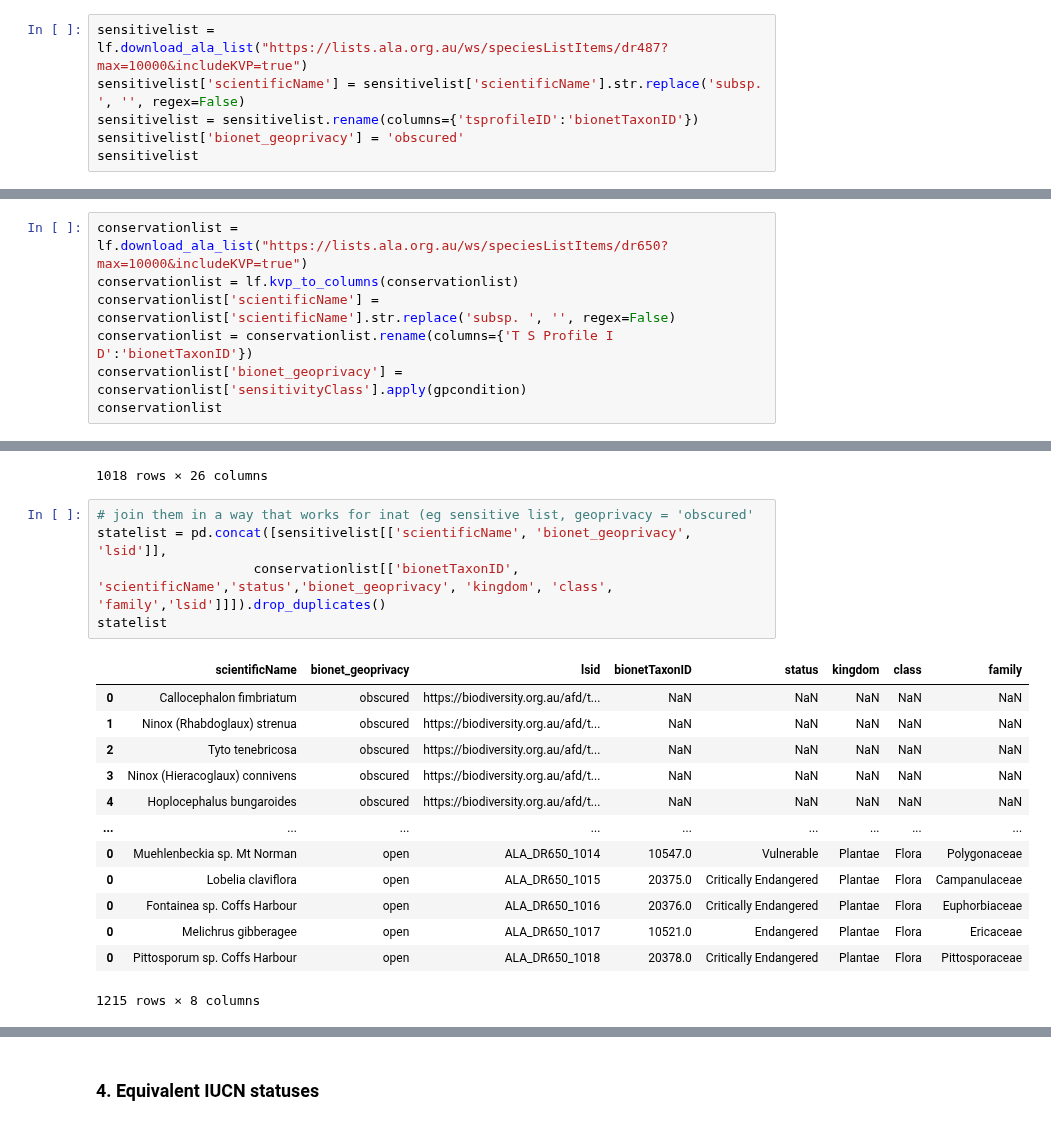
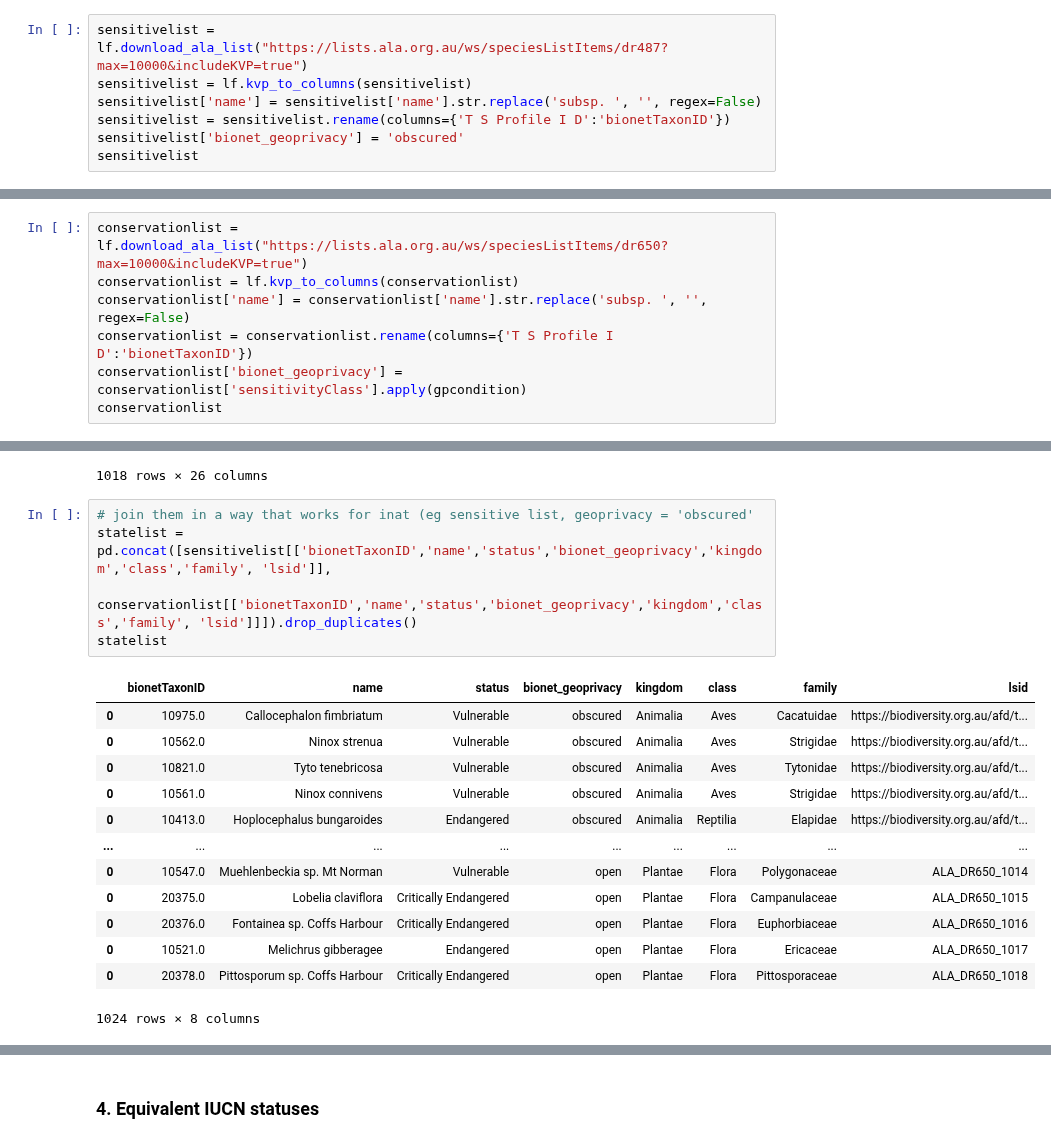
Before and after one commit to AtlasOfLivingAustralia/authoritative-lists, a Jupyter notebook: source-code/py-notebook/inaturalist-statuses/nsw.ipynb, the cells around one changed output, grey strips where cells are left out. Cells and saved outputs as stored; diff of their text form.

```diff
--- a/source-code/py-notebook/inaturalist-statuses/nsw.ipynb
+++ b/source-code/py-notebook/inaturalist-statuses/nsw.ipynb
@@ -111,8 +111,9 @@ Sensitive list: `geoprivacy` = `obscured`
 overrides
 # %%
 sensitivelist = lf.download_ala_list("https://lists.ala.org.au/ws/speciesListItems/dr487?max=10000&includeKVP=true")
-sensitivelist['scientificName'] = sensitivelist['scientificName'].str.replace('subsp. ', '', regex=False)
-sensitivelist = sensitivelist.rename(columns={'tsprofileID':'bionetTaxonID'})
+sensitivelist = lf.kvp_to_columns(sensitivelist)
+sensitivelist['name'] = sensitivelist['name'].str.replace('subsp. ', '', regex=False)
+sensitivelist = sensitivelist.rename(columns={'T S Profile I D':'bionetTaxonID'})
 sensitivelist['bionet_geoprivacy'] = 'obscured'
 sensitivelist
 # %% [output]
@@ -140,7 +141,7 @@ def gpcondition(x):
 # %%
 conservationlist = lf.download_ala_list("https://lists.ala.org.au/ws/speciesListItems/dr650?max=10000&includeKVP=true")
 conservationlist = lf.kvp_to_columns(conservationlist)
-conservationlist['scientificName'] = conservationlist['scientificName'].str.replace('subsp. ', '', regex=False)
+conservationlist['name'] = conservationlist['name'].str.replace('subsp. ', '', regex=False)
 conservationlist = conservationlist.rename(columns={'T S Profile I D':'bionetTaxonID'})
 conservationlist['bionet_geoprivacy'] = conservationlist['sensitivityClass'].apply(gpcondition)
 conservationlist
@@ -160,23 +161,23 @@ conservationlist
 1018 rows × 26 columns
 # %%
 # join them in a way that works for inat (eg sensitive list, geoprivacy = 'obscured'
-statelist = pd.concat([sensitivelist[['scientificName', 'bionet_geoprivacy', 'lsid']],
-                    conservationlist[['bionetTaxonID', 'scientificName','status','bionet_geoprivacy', 'kingdom', 'class', 'family','lsid']]]).drop_duplicates()
+statelist = pd.concat([sensitivelist[['bionetTaxonID','name','status','bionet_geoprivacy','kingdom','class','family', 'lsid']],
+                    conservationlist[['bionetTaxonID','name','status','bionet_geoprivacy','kingdom','class','family', 'lsid']]]).drop_duplicates()
 statelist
 # %% [output]
-|  | scientificName | bionet_geoprivacy | lsid | bionetTaxonID | status | kingdom | class | family |
-| 0 | Callocephalon fimbriatum | obscured | https://biodiversity.org.au/afd/t... | NaN | NaN | NaN | NaN | NaN |
-| 1 | Ninox (Rhabdoglaux) strenua | obscured | https://biodiversity.org.au/afd/t... | NaN | NaN | NaN | NaN | NaN |
-| 2 | Tyto tenebricosa | obscured | https://biodiversity.org.au/afd/t... | NaN | NaN | NaN | NaN | NaN |
-| 3 | Ninox (Hieracoglaux) connivens | obscured | https://biodiversity.org.au/afd/t... | NaN | NaN | NaN | NaN | NaN |
-| 4 | Hoplocephalus bungaroides | obscured | https://biodiversity.org.au/afd/t... | NaN | NaN | NaN | NaN | NaN |
+|  | bionetTaxonID | name | status | bionet_geoprivacy | kingdom | class | family | lsid |
+| 0 | 10975.0 | Callocephalon fimbriatum | Vulnerable | obscured | Animalia | Aves | Cacatuidae | https://biodiversity.org.au/afd/t... |
+| 0 | 10562.0 | Ninox strenua | Vulnerable | obscured | Animalia | Aves | Strigidae | https://biodiversity.org.au/afd/t... |
+| 0 | 10821.0 | Tyto tenebricosa | Vulnerable | obscured | Animalia | Aves | Tytonidae | https://biodiversity.org.au/afd/t... |
+| 0 | 10561.0 | Ninox connivens | Vulnerable | obscured | Animalia | Aves | Strigidae | https://biodiversity.org.au/afd/t... |
+| 0 | 10413.0 | Hoplocephalus bungaroides | Endangered | obscured | Animalia | Reptilia | Elapidae | https://biodiversity.org.au/afd/t... |
 | ... | ... | ... | ... | ... | ... | ... | ... | ... |
-| 0 | Muehlenbeckia sp. Mt Norman | open | ALA_DR650_1014 | 10547.0 | Vulnerable | Plantae | Flora | Polygonaceae |
-| 0 | Lobelia claviflora | open | ALA_DR650_1015 | 20375.0 | Critically Endangered | Plantae | Flora | Campanulaceae |
-| 0 | Fontainea sp. Coffs Harbour | open | ALA_DR650_1016 | 20376.0 | Critically Endangered | Plantae | Flora | Euphorbiaceae |
-| 0 | Melichrus gibberagee | open | ALA_DR650_1017 | 10521.0 | Endangered | Plantae | Flora | Ericaceae |
-| 0 | Pittosporum sp. Coffs Harbour | open | ALA_DR650_1018 | 20378.0 | Critically Endangered | Plantae | Flora | Pittosporaceae |
+| 0 | 10547.0 | Muehlenbeckia sp. Mt Norman | Vulnerable | open | Plantae | Flora | Polygonaceae | ALA_DR650_1014 |
+| 0 | 20375.0 | Lobelia claviflora | Critically Endangered | open | Plantae | Flora | Campanulaceae | ALA_DR650_1015 |
+| 0 | 20376.0 | Fontainea sp. Coffs Harbour | Critically Endangered | open | Plantae | Flora | Euphorbiaceae | ALA_DR650_1016 |
+| 0 | 10521.0 | Melichrus gibberagee | Endangered | open | Plantae | Flora | Ericaceae | ALA_DR650_1017 |
+| 0 | 20378.0 | Pittosporum sp. Coffs Harbour | Critically Endangered | open | Plantae | Flora | Pittosporaceae | ALA_DR650_1018 |
-1215 rows × 8 columns
+1024 rows × 8 columns
 # %%
 # check for duplicates with conflicting information
 statelist.groupby('bionetTaxonID').filter(lambda x: len(x) > 1)#.sort('size',ascending=False)
```
Also changed, not shown: parts of 12 cells of this notebook, 4 other files.
